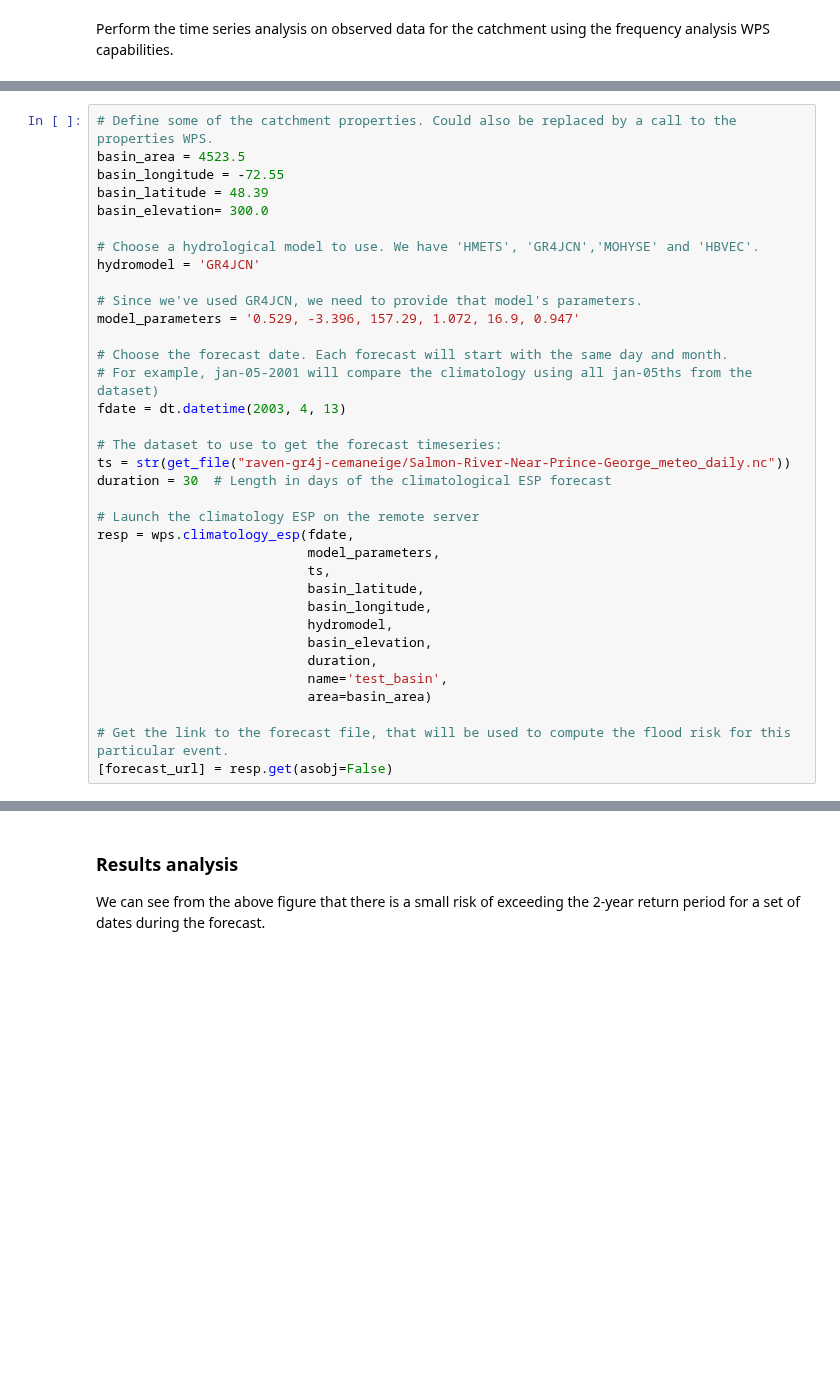
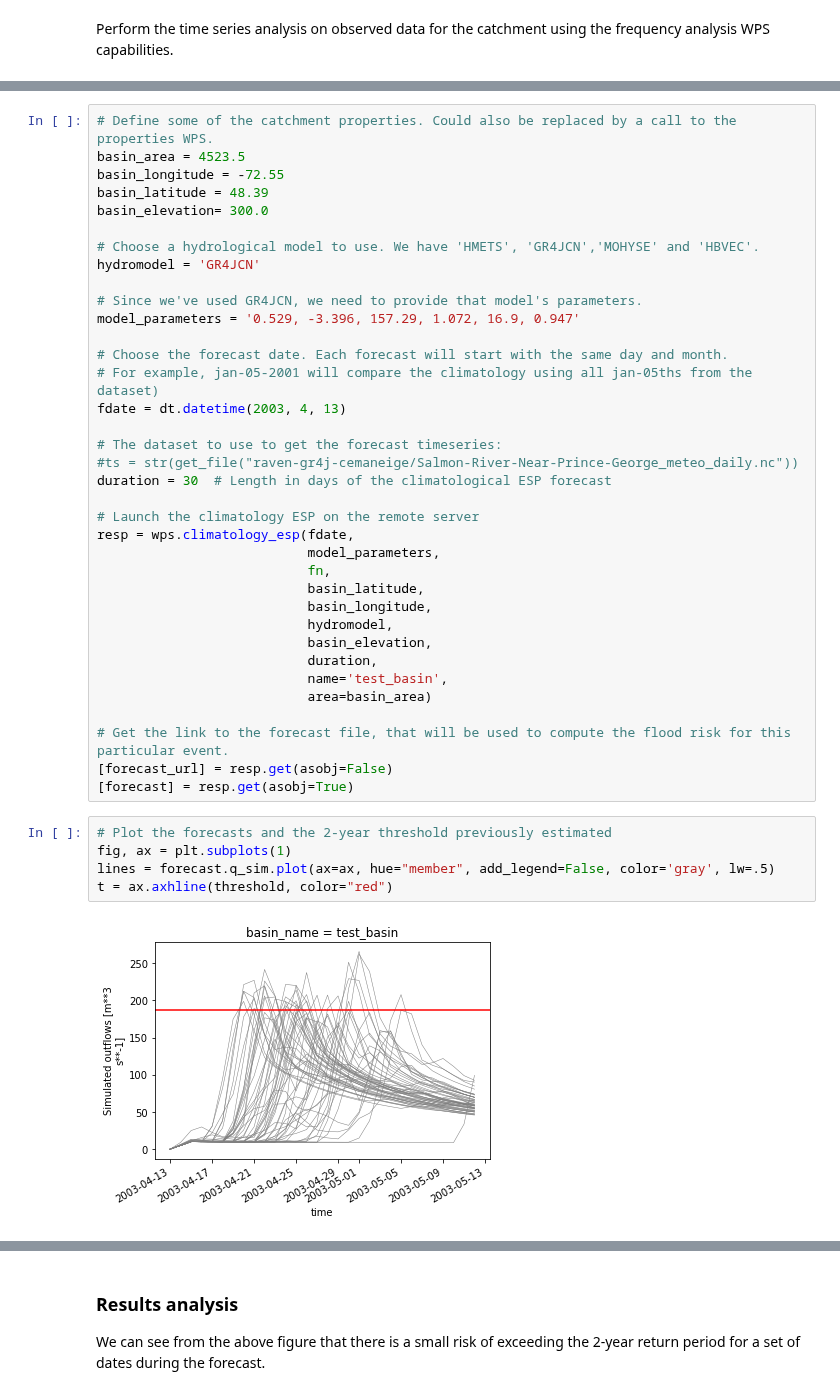
Before and after one commit to Ouranosinc/raven, a Jupyter notebook: docs/source/notebooks/Assess_probabilisitc_flood_risk.ipynb, the cells around one changed output, grey strips where cells are left out. Drawn from its saved outputs; the diff is of its cells as text; blank space fills up the shorter version.

```diff
--- a/docs/source/notebooks/Assess_probabilisitc_flood_risk.ipynb
+++ b/docs/source/notebooks/Assess_probabilisitc_flood_risk.ipynb
@@ -60,13 +74,13 @@ model_parameters = '0.529, -3.396, 157.29, 1.072, 16.9, 0.947'
 fdate = dt.datetime(2003, 4, 13)
 
 # The dataset to use to get the forecast timeseries:
-ts = str(get_file("raven-gr4j-cemaneige/Salmon-River-Near-Prince-George_meteo_daily.nc"))
+#ts = str(get_file("raven-gr4j-cemaneige/Salmon-River-Near-Prince-George_meteo_daily.nc"))
 duration = 30  # Length in days of the climatological ESP forecast
 
 # Launch the climatology ESP on the remote server
 resp = wps.climatology_esp(fdate,
                            model_parameters,
-                           ts,
+                           fn,
                            basin_latitude,
                            basin_longitude,
                            hydromodel,
@@ -77,6 +91,14 @@ resp = wps.climatology_esp(fdate,
 
 # Get the link to the forecast file, that will be used to compute the flood risk for this particular event.
 [forecast_url] = resp.get(asobj=False)
+[forecast] = resp.get(asobj=True)
+# %%
+# Plot the forecasts and the 2-year threshold previously estimated
+fig, ax = plt.subplots(1)
+lines = forecast.q_sim.plot(ax=ax, hue="member", add_legend=False, color='gray', lw=.5)
+t = ax.axhline(threshold, color="red")
+# %% [output]
+[figure, added]
 # %%
 # Now compute the flood risk given the probabilistic forecast and the threshold associated to the 2-year return
 # period.
```
Also changed, not shown: parts of 7 cells of this notebook.
